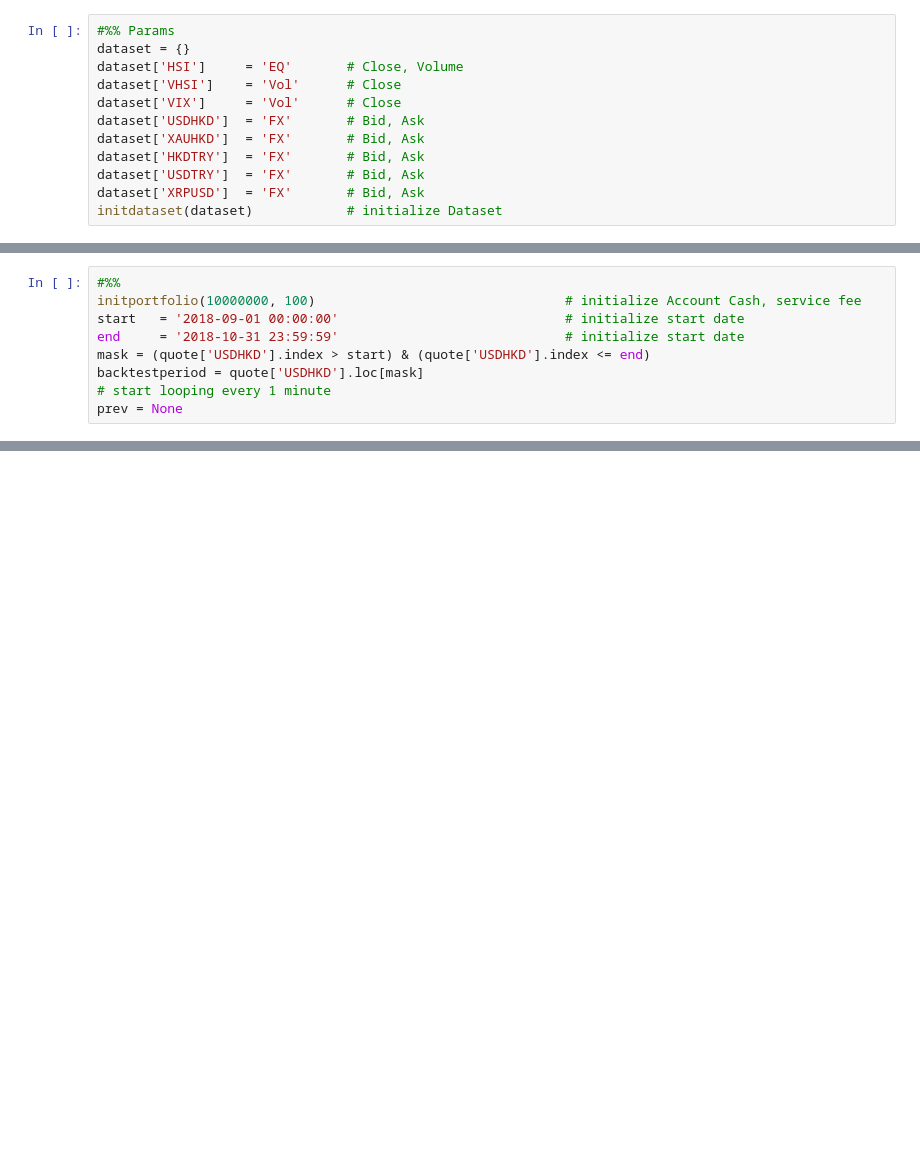
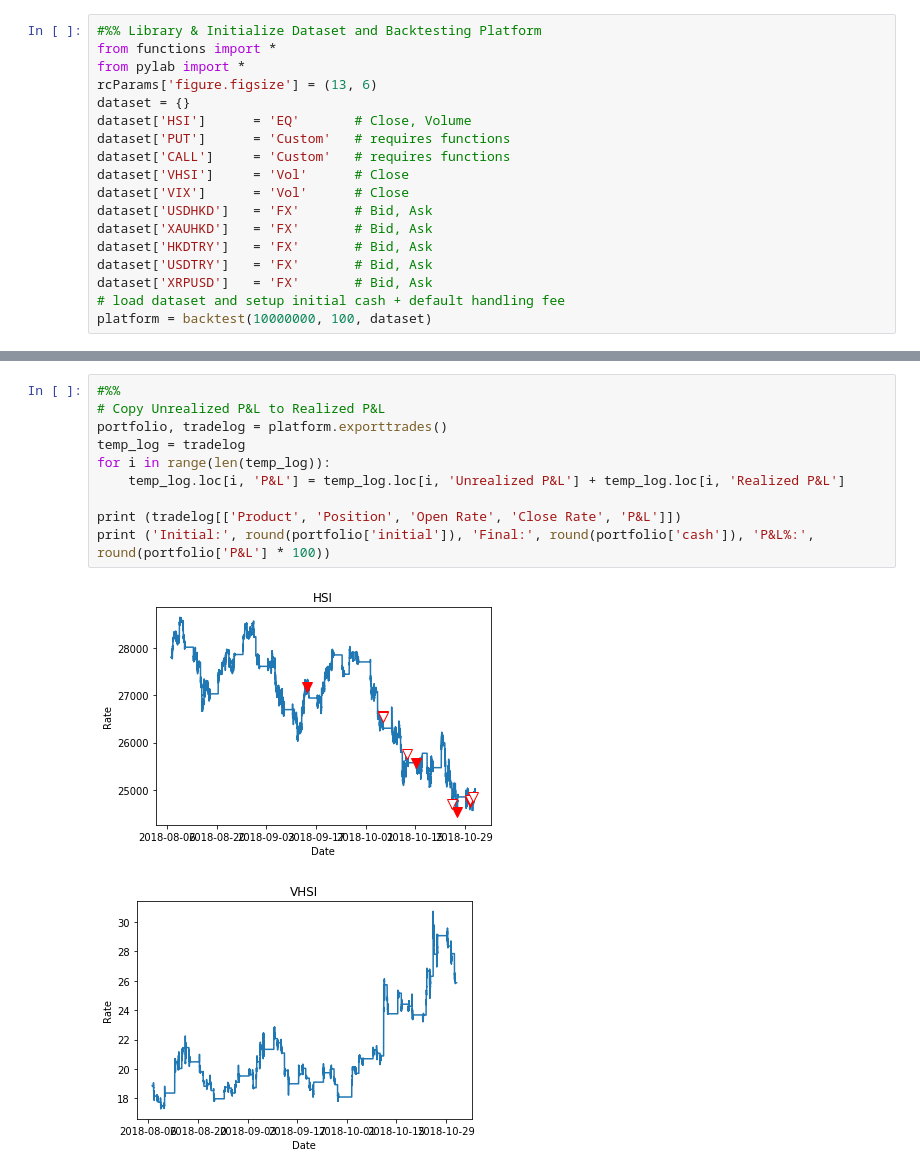
Before and after one commit to simonfongnt/crazy-trader, a Jupyter notebook: backtesting.ipynb, the cells around one changed output, grey strips where cells are left out. Cells and saved outputs as stored; diff of their text form; blank space fills up the shorter version.

Commit message:
Update backtest alogorithm
simplified usage

```diff
--- a/backtesting.ipynb
+++ b/backtesting.ipynb
@@ -31,12 +26,18 @@ rcParams['figure.figsize'] = (13, 6)
 # %%
-#%% Params
+#%% Library & Initialize Dataset and Backtesting Platform
+from functions import *
+from pylab import *
+rcParams['figure.figsize'] = (13, 6)
 dataset = {}
-dataset['HSI']     = 'EQ'       # Close, Volume
-dataset['VHSI']    = 'Vol'      # Close
-dataset['VIX']     = 'Vol'      # Close
-dataset['USDHKD']  = 'FX'       # Bid, Ask
-dataset['XAUHKD']  = 'FX'       # Bid, Ask
-dataset['HKDTRY']  = 'FX'       # Bid, Ask
-dataset['USDTRY']  = 'FX'       # Bid, Ask
-dataset['XRPUSD']  = 'FX'       # Bid, Ask
-initdataset(dataset)            # initialize Dataset
+dataset['HSI']      = 'EQ'       # Close, Volume
+dataset['PUT']      = 'Custom'   # requires functions
+dataset['CALL']     = 'Custom'   # requires functions
+dataset['VHSI']     = 'Vol'      # Close
+dataset['VIX']      = 'Vol'      # Close
+dataset['USDHKD']   = 'FX'       # Bid, Ask
+dataset['XAUHKD']   = 'FX'       # Bid, Ask
+dataset['HKDTRY']   = 'FX'       # Bid, Ask
+dataset['USDTRY']   = 'FX'       # Bid, Ask
+dataset['XRPUSD']   = 'FX'       # Bid, Ask
+# load dataset and setup initial cash + default handling fee
+platform = backtest(10000000, 100, dataset)
@@ -53,12 +44,3 @@ position['XRPUSD']  = 'NONE'    # Bid, Ask
-# %%
-#%%
-initportfolio(10000000, 100)                                # initialize Account Cash, service fee
-start   = '2018-09-01 00:00:00'                             # initialize start date
-end     = '2018-10-31 23:59:59'                             # initialize start date
-mask = (quote['USDHKD'].index > start) & (quote['USDHKD'].index <= end)
-backtestperiod = quote['USDHKD'].loc[mask]
-# start looping every 1 minute
-prev = None
 # %%
 for time, reference in backtestperiod.iterrows():
     """
@@ -155,0 +137,13 @@ print (portfolio)
+# %%
+#%%
+# Copy Unrealized P&L to Realized P&L
+portfolio, tradelog = platform.exporttrades()
+temp_log = tradelog
+for i in range(len(temp_log)):
+    temp_log.loc[i, 'P&L'] = temp_log.loc[i, 'Unrealized P&L'] + temp_log.loc[i, 'Realized P&L']
+
+print (tradelog[['Product', 'Position', 'Open Rate', 'Close Rate', 'P&L']])
+print ('Initial:', round(portfolio['initial']), 'Final:', round(portfolio['cash']), 'P&L%:', round(portfolio['P&L'] * 100))
+# %% [output]
+[figure, added]
+[figure, added]
```
Also changed, not shown: parts of 6 cells of this notebook, 3 other files.
